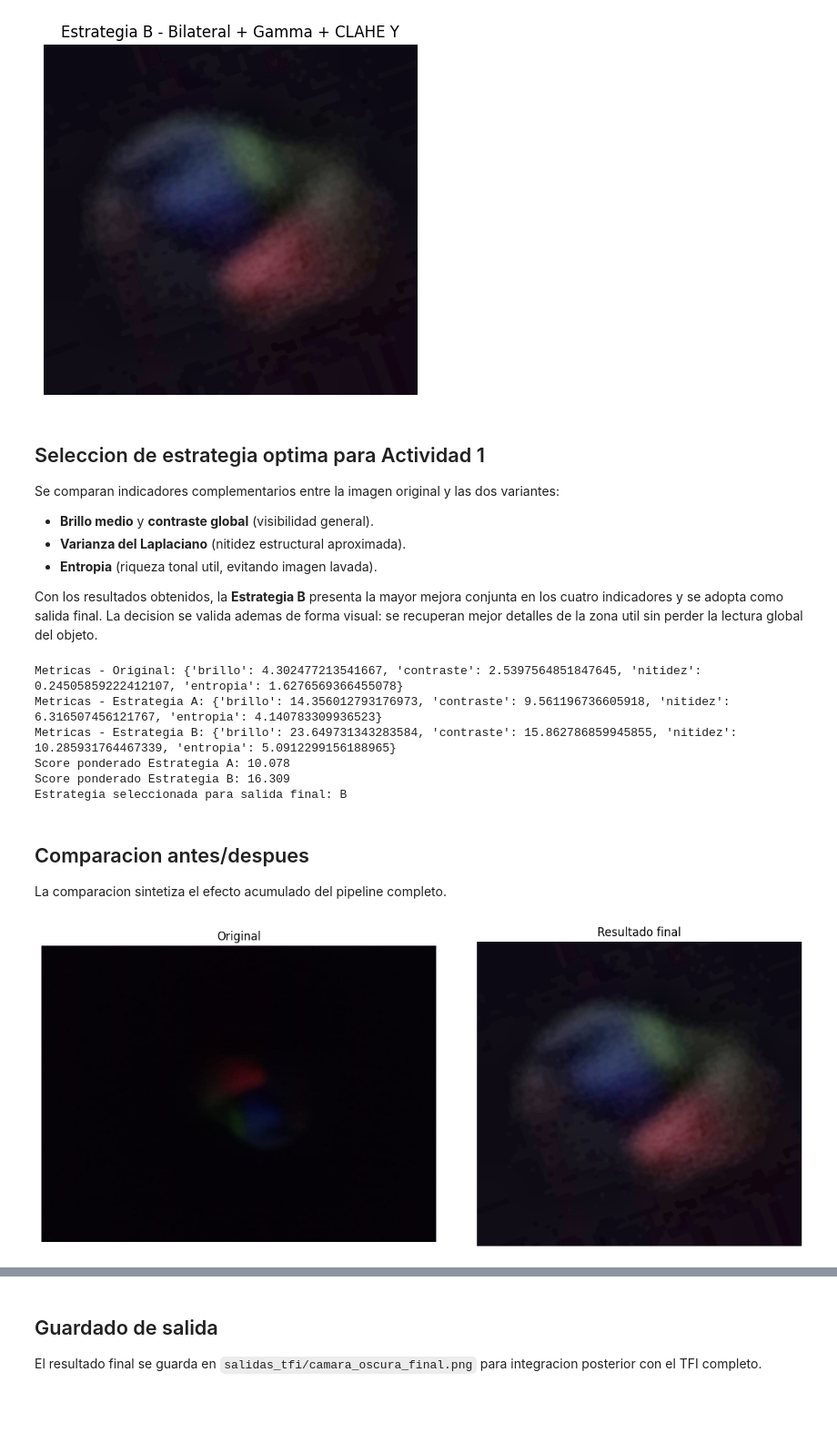
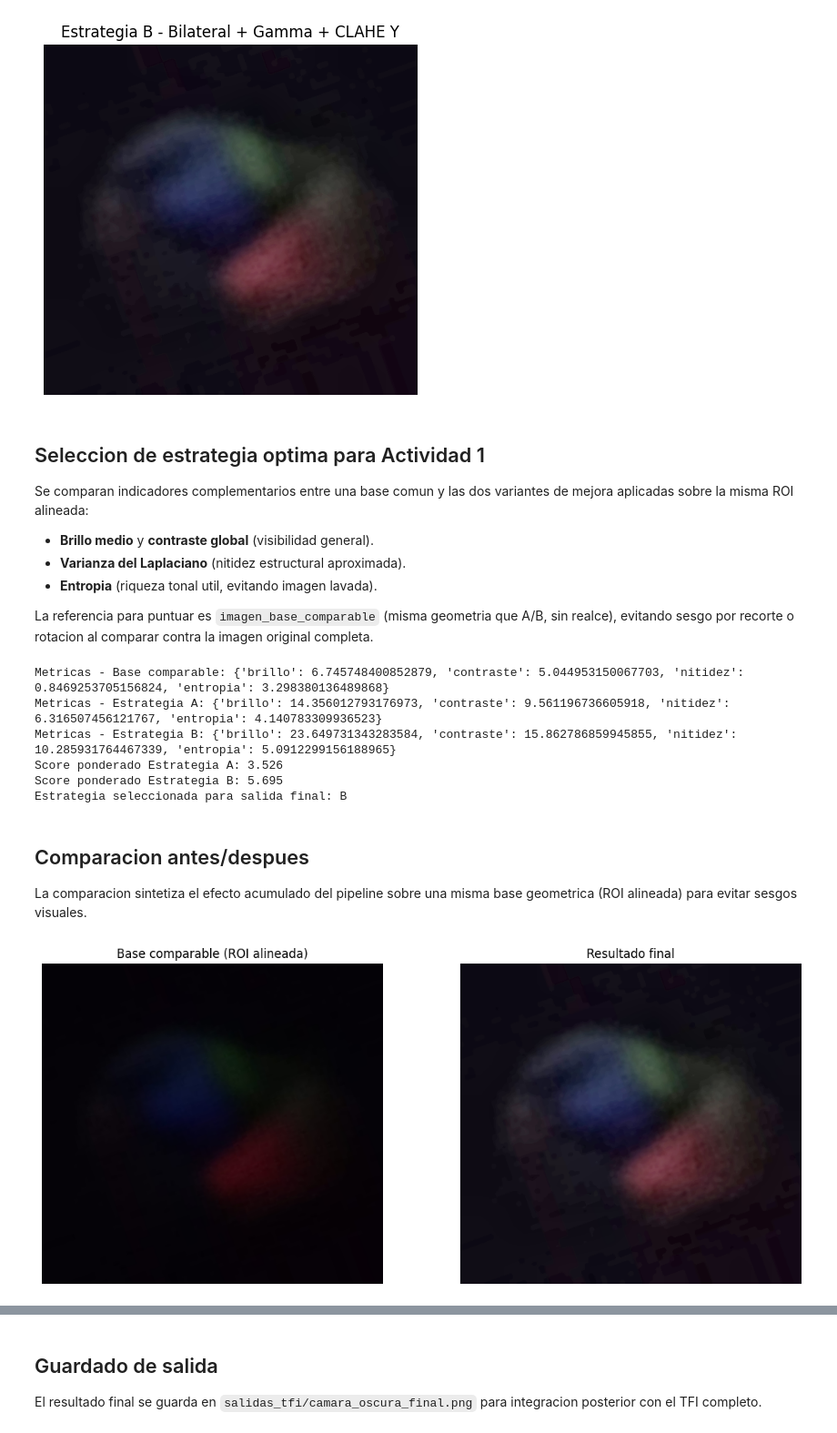
Before and after one commit to damianfortunesky/fortunesky-barrios-cristian-damian-pid-1c-2026, a Jupyter notebook: 005/003 - LAB/2026_PID_CRISTIAN_DAMIAN_FORTUNESKY_BARRIOS.ipynb, the cells around one changed output, grey strips where cells are left out. Shown at 91% size. Drawn from its saved outputs; the diff is of its cells as text; code cells hidden in the pictures; blank space fills up the shorter version.

```diff
--- a/005/003 - LAB/2026_PID_CRISTIAN_DAMIAN_FORTUNESKY_BARRIOS.ipynb
+++ b/005/003 - LAB/2026_PID_CRISTIAN_DAMIAN_FORTUNESKY_BARRIOS.ipynb
@@ -42,7 +42,7 @@ La ruta de entrada definida para la actividad es `005/003/LAB/img/img-camara-osc
 # %%
 def buscar_imagen_camara_oscura():
     candidatos = [
-        Path('005/003/LAB/img/img-camara-oscura.jpg'),
+        Path('005/003 - LAB/img/img-camara-oscura.jpg'),
         Path('img-camara-oscura.jpg'),
         Path('005 - TFI_1/img-camara-oscura.jpg')
     ]
@@ -287,14 +287,13 @@ mostrar(imagen_estrategia_b, 'Estrategia B - Bilateral + Gamma + CLAHE Y')
 # %% [markdown]
 ## Seleccion de estrategia optima para Actividad 1
 
-Se comparan indicadores complementarios entre la imagen original y las dos variantes:
+Se comparan indicadores complementarios entre una base comun y las dos variantes de mejora aplicadas sobre la misma ROI alineada:
 
 - **Brillo medio** y **contraste global** (visibilidad general).
 - **Varianza del Laplaciano** (nitidez estructural aproximada).
 - **Entropia** (riqueza tonal util, evitando imagen lavada).
 
-Con los resultados obtenidos, la **Estrategia B** presenta la mayor mejora conjunta en los cuatro indicadores y se adopta como salida final.
-La decision se valida ademas de forma visual: se recuperan mejor detalles de la zona util sin perder la lectura global del objeto.
+La referencia para puntuar es `imagen_base_comparable` (misma geometria que A/B, sin realce), evitando sesgo por recorte o rotacion al comparar contra la imagen original completa.
 # %%
 def metricas_calidad(imagen_rgb):
     gris = cv2.cvtColor(imagen_rgb, cv2.COLOR_RGB2GRAY)
@@ -308,11 +307,14 @@ def metricas_calidad(imagen_rgb):
     entropia = float(-np.sum(p * np.log2(p)))
     return {'brillo': brillo, 'contraste': contraste, 'nitidez': nitidez, 'entropia': entropia}
 
-m_original = metricas_calidad(imagen_original)
+# Base comparable: misma ROI/alineacion sin mejoras de contraste
+imagen_base_comparable = imagen_rotada.copy()
+
+m_base = metricas_calidad(imagen_base_comparable)
 m_a = metricas_calidad(imagen_estrategia_a)
 m_b = metricas_calidad(imagen_estrategia_b)
 
-print('Metricas - Original:', m_original)
+print('Metricas - Base comparable:', m_base)
 print('Metricas - Estrategia A:', m_a)
 print('Metricas - Estrategia B:', m_b)
 
@@ -327,8 +329,8 @@ def score_relativo(m_ref, m_cmp):
         s += w * (m_cmp[k] / m_ref[k])
     return float(s)
 
-score_a = score_relativo(m_original, m_a)
-score_b = score_relativo(m_original, m_b)
+score_a = score_relativo(m_base, m_a)
+score_b = score_relativo(m_base, m_b)
 
 print(f'Score ponderado Estrategia A: {score_a:.3f}')
 print(f'Score ponderado Estrategia B: {score_b:.3f}')
@@ -342,30 +344,30 @@ else:
 
 print(f'Estrategia seleccionada para salida final: {estrategia_ganadora}')
 # %% [output]
-Metricas - Original: {'brillo': 4.302477213541667, 'contraste': 2.5397564851847645, 'nitidez': 0.24505859222412107, 'entropia': 1.6276569366455078}
+Metricas - Base comparable: {'brillo': 6.745748400852879, 'contraste': 5.044953150067703, 'nitidez': 0.8469253705156824, 'entropia': 3.298380136489868}
 Metricas - Estrategia A: {'brillo': 14.356012793176973, 'contraste': 9.561196736605918, 'nitidez': 6.316507456121767, 'entropia': 4.140783309936523}
 Metricas - Estrategia B: {'brillo': 23.649731343283584, 'contraste': 15.862786859945855, 'nitidez': 10.285931764467339, 'entropia': 5.0912299156188965}
-Score ponderado Estrategia A: 10.078
-Score ponderado Estrategia B: 16.309
+Score ponderado Estrategia A: 3.526
+Score ponderado Estrategia B: 5.695
 Estrategia seleccionada para salida final: B
 # %% [markdown]
 ## Comparacion antes/despues
 
-La comparacion sintetiza el efecto acumulado del pipeline completo.
+La comparacion sintetiza el efecto acumulado del pipeline sobre una misma base geometrica (ROI alineada) para evitar sesgos visuales.
 # %%
 fig, ax = plt.subplots(1, 2, figsize=(12, 5))
-ax[0].imshow(imagen_original)
-ax[0].set_title('Original')
+ax[0].imshow(imagen_base_comparable)
+ax[0].set_title('Base comparable (ROI alineada)')
 ax[0].axis('off')
 
 ax[1].imshow(imagen_final)
 ax[1].set_title('Resultado final')
 ax[1].axis('off')
 
 plt.tight_layout()
 plt.show()
 # %% [output]
-[figure, old version]
+[figure, new version]
 # %% [markdown]
 ## Evaluacion cuantitativa de mejora (estrategia seleccionada)
 
```
Also changed, not shown: parts of 5 cells of this notebook.
